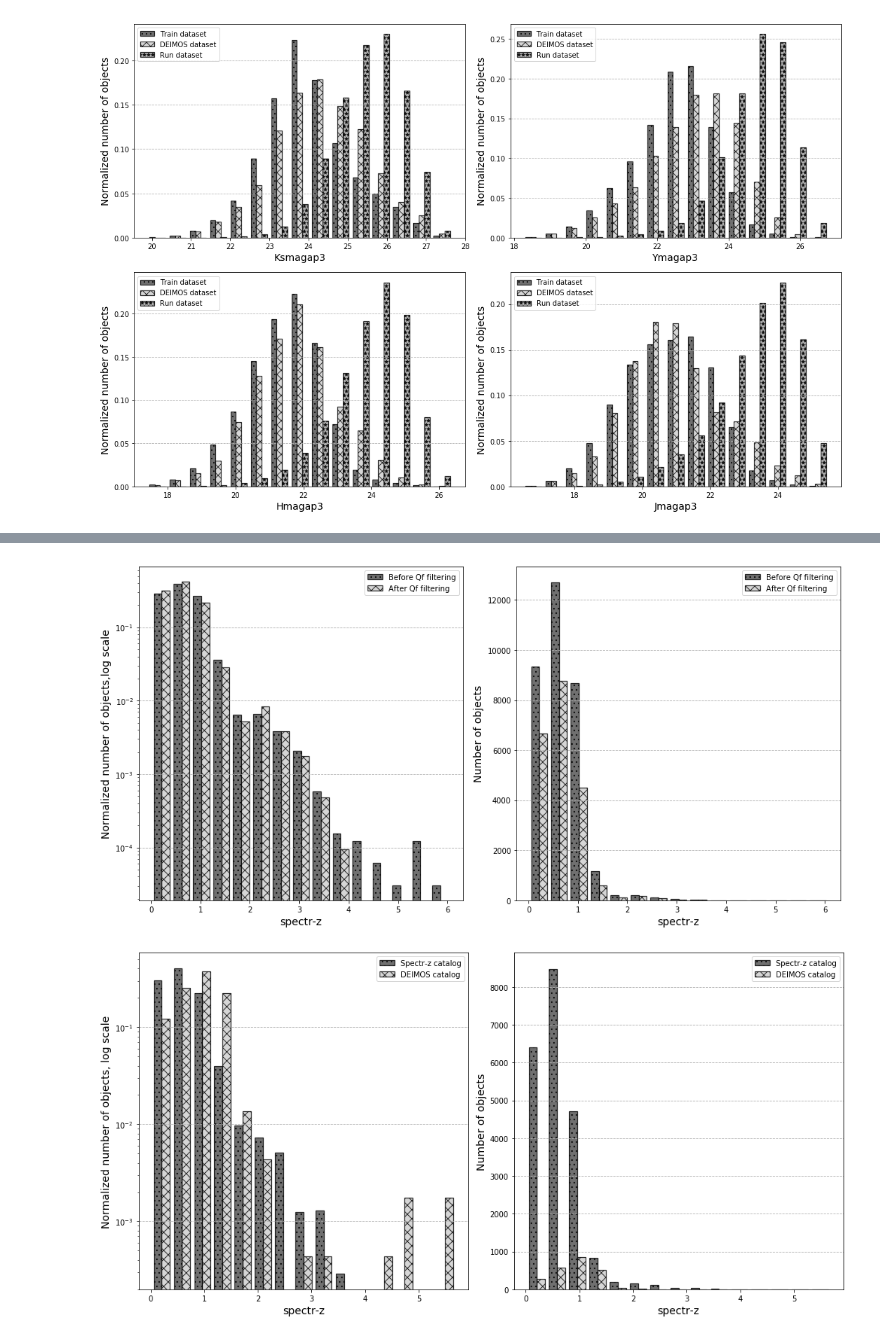
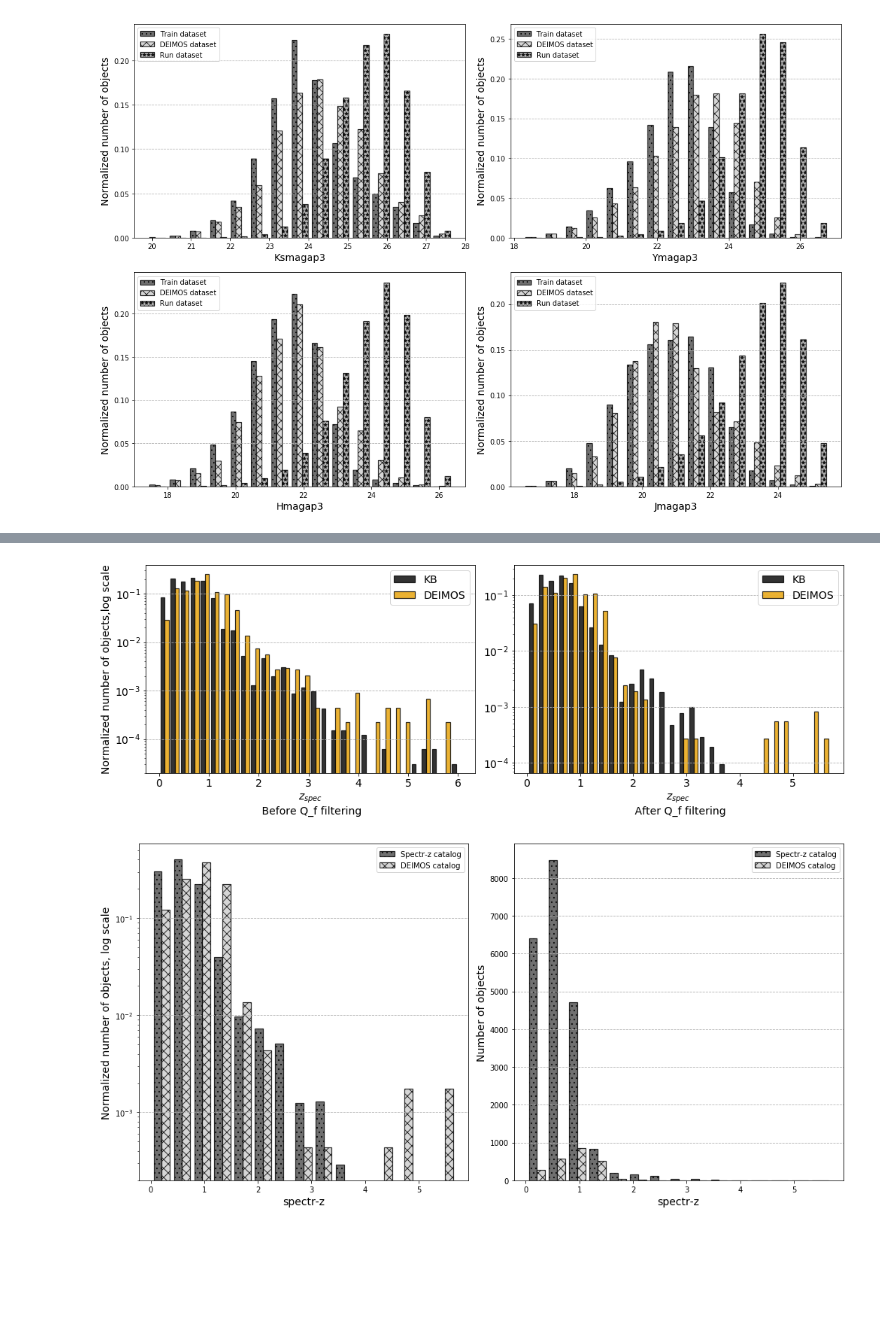
Before and after one commit to ShrRa/COSMOS_SOM, a Jupyter notebook: COSMOS_BasicPreprocessing.ipynb, the cells around one changed output, grey strips where cells are left out. Cells and saved outputs as stored; diff of their text form; code cells hidden in the pictures; blank space fills up the shorter version.

```diff
--- a/COSMOS_BasicPreprocessing.ipynb
+++ b/COSMOS_BasicPreprocessing.ipynb
@@ -106,7 +106,7 @@ def plotMultiHist(datasets,numBins,labels,alpha,logScale=False,normCounts=False,
     return
 # %%
 def plotMultiBar(datasets,numBins,labels,alpha,logScale=False,normCounts=False,saveFlag=False,
-                  range=None, saveName='',xlabel='',ylabel='',axs=None,grayscale=False):
+                  range=None, saveName='',xlabel='',ylabel='',axs=None,grayscale=False,textSize=14):
     if axs is None:
         axs = plt.gca()
 
@@ -116,7 +116,7 @@ def plotMultiBar(datasets,numBins,labels,alpha,logScale=False,normCounts=False,s
         palette=grayScalePalette
     else:
         palette=colorBlindPalette
-    textSize=14
+
     if logScale==True:
         axs.set_yscale('log')
     if normCounts==True:
@@ -135,7 +135,9 @@ def plotMultiBar(datasets,numBins,labels,alpha,logScale=False,normCounts=False,s
             plt.setp(patch_set, hatch=hatch)
     axs.set_xlabel(xlabel,size=textSize)
     axs.set_ylabel(ylabel,size=textSize)
-    axs.legend(prop={'size': 10})
+    axs.xaxis.set_tick_params(labelsize=textSize)
+    axs.yaxis.set_tick_params(labelsize=textSize)
+    axs.legend(prop={'size': textSize})
 
     if saveFlag==True:
         if saveName=="":
@@ -471,17 +567,18 @@ tabCOSMOS2015_noSpectrZ.write('04_COSMOS2015_run.csv',format='csv')
 # %%
-datasets=[tabCOSMOS_SpectrZ_MagErrLim['z_spec'],tabCOSMOS_SpectrZ_QfFilter['z_spec']]
-labels=['Before Qf filtering','After Qf filtering']
-numBins=15
-fig, (axs1,axs2) = plt.subplots(1, 2,figsize=(14,7))
+datasets=[tabCOSMOS_SpectrZ_MagErrLim['z_spec'],tabCOSMOS_DEIMOS_noAGN['z_spec']]
+labels=['KB','DEIMOS']
+numBins=30
+fig, (axs1,axs2) = plt.subplots(1, 2,figsize=(14,5))
 axs1.grid(axis='y',linestyle ='--')
 axs2.grid(axis='y',linestyle ='--')
 plotMultiBar(datasets,numBins,labels,logScale=True,alpha=0.8,normCounts=True,
-              xlabel='spectr-z',ylabel='Normalized number of objects,log scale',axs=axs1,grayscale=True)
-plotMultiBar(datasets,numBins,labels,logScale=False,alpha=0.8,normCounts=False,
-              xlabel='spectr-z',ylabel='Number of objects',axs=axs2,grayscale=True)
+              xlabel='$z_{spec}$ \n Before Q_f filtering',ylabel='Normalized number of objects,log scale',axs=axs1,grayscale=False)
+datasets=[tabCOSMOS_SpectrZ_QfFilter['z_spec'],tabCOSMOS_DEIMOS_QfFilter['z_spec']]
+plotMultiBar(datasets,numBins,labels,logScale=True,alpha=0.8,normCounts=True,
+              xlabel='$z_{spec}$ \n After Q_f filtering',ylabel=None,axs=axs2,grayscale=False)
 plt.tight_layout()
 # %% [output]
-[figure, old version]
+[figure, new version]
 # %%
 fig.savefig('spectrZ-beforeAfterQf.eps')
 # %%
```
Also changed, not shown: parts of 13 cells of this notebook, 4 other files.
